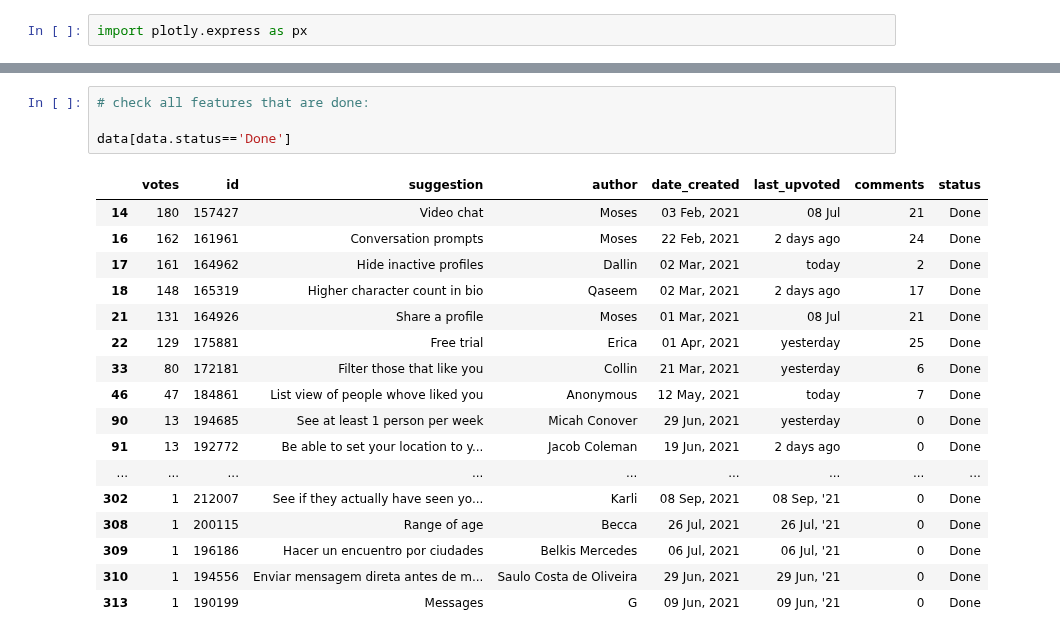
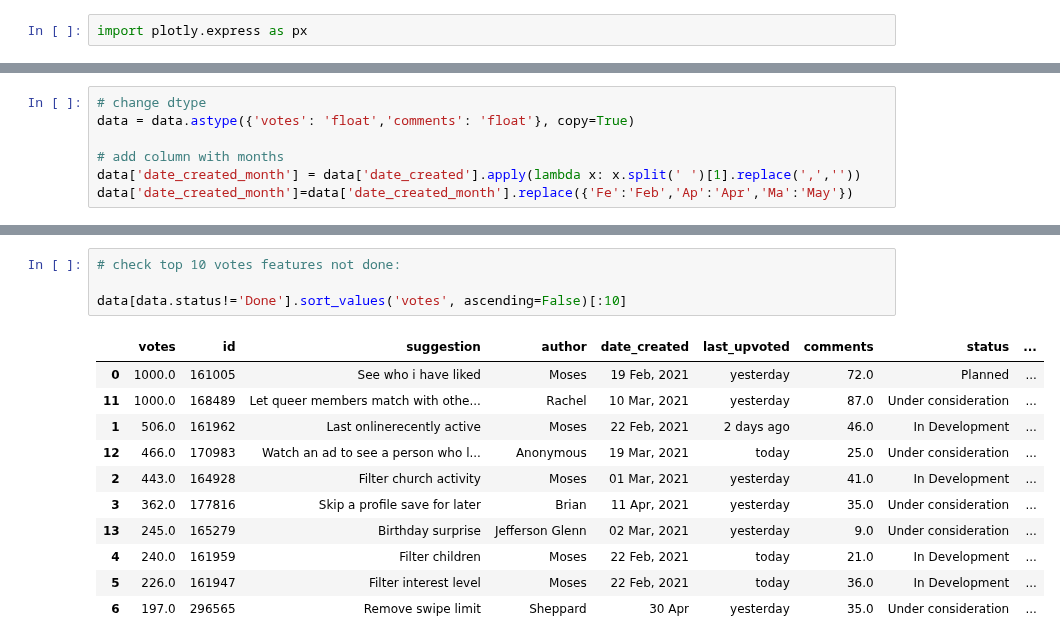
Before and after one commit to pedrosanhueza/Web-Scrape, a Jupyter notebook: Job Board Neuralink/Neuralink - Code/mutual - 07-11-22.ipynb, the cells around one changed output, grey strips where cells are left out. Saved outputs shown, nothing was run; the diff lists cells and outputs as text.

```diff
--- a/Job Board Neuralink/Neuralink - Code/mutual - 07-11-22.ipynb
+++ b/Job Board Neuralink/Neuralink - Code/mutual - 07-11-22.ipynb
@@ -65,0 +79,7 @@ data = data.astype({'votes': 'float','comments': 'float'}, copy=True)
+# %%
+# change dtype
+data = data.astype({'votes': 'float','comments': 'float'}, copy=True)
+
+# add column with months
+data['date_created_month'] = data['date_created'].apply(lambda x: x.split(' ')[1].replace(',',''))
+data['date_created_month']=data['date_created_month'].replace({'Fe':'Feb','Ap':'Apr','Ma':'May'})
@@ -88,22 +152,16 @@ fig.show()
 # %%
-# check all features that are done:
+# check top 10 votes features not done:
 
-data[data.status=='Done']
+data[data.status!='Done'].sort_values('votes', ascending=False)[:10]
 # %% [output]
-|  | votes | id | suggestion | author | date_created | last_upvoted | comments | status |
-| 14 | 180 | 157427 | Video chat | Moses | 03 Feb, 2021 | 08 Jul | 21 | Done |
-| 16 | 162 | 161961 | Conversation prompts | Moses | 22 Feb, 2021 | 2 days ago | 24 | Done |
-| 17 | 161 | 164962 | Hide inactive profiles | Dallin | 02 Mar, 2021 | today | 2 | Done |
-| 18 | 148 | 165319 | Higher character count in bio | Qaseem | 02 Mar, 2021 | 2 days ago | 17 | Done |
-| 21 | 131 | 164926 | Share a profile | Moses | 01 Mar, 2021 | 08 Jul | 21 | Done |
-| 22 | 129 | 175881 | Free trial | Erica | 01 Apr, 2021 | yesterday | 25 | Done |
-| 33 | 80 | 172181 | Filter those that like you | Collin | 21 Mar, 2021 | yesterday | 6 | Done |
-| 46 | 47 | 184861 | List view of people whove liked you | Anonymous | 12 May, 2021 | today | 7 | Done |
-| 90 | 13 | 194685 | See at least 1 person per week | Micah Conover | 29 Jun, 2021 | yesterday | 0 | Done |
-| 91 | 13 | 192772 | Be able to set your location to y... | Jacob Coleman | 19 Jun, 2021 | 2 days ago | 0 | Done |
-| ... | ... | ... | ... | ... | ... | ... | ... | ... |
-| 302 | 1 | 212007 | See if they actually have seen yo... | Karli | 08 Sep, 2021 | 08 Sep, '21 | 0 | Done |
-| 308 | 1 | 200115 | Range of age | Becca | 26 Jul, 2021 | 26 Jul, '21 | 0 | Done |
-| 309 | 1 | 196186 | Hacer un encuentro por ciudades | Belkis Mercedes | 06 Jul, 2021 | 06 Jul, '21 | 0 | Done |
-| 310 | 1 | 194556 | Enviar mensagem direta antes de m... | Saulo Costa de Oliveira | 29 Jun, 2021 | 29 Jun, '21 | 0 | Done |
-| 313 | 1 | 190199 | Messages | G | 09 Jun, 2021 | 09 Jun, '21 | 0 | Done |
+|  | votes | id | suggestion | author | date_created | last_upvoted | comments | status | ... |
+| 0 | 1000.0 | 161005 | See who i have liked | Moses | 19 Feb, 2021 | yesterday | 72.0 | Planned | ... |
+| 11 | 1000.0 | 168489 | Let queer members match with othe... | Rachel | 10 Mar, 2021 | yesterday | 87.0 | Under consideration | ... |
+| 1 | 506.0 | 161962 | Last onlinerecently active | Moses | 22 Feb, 2021 | 2 days ago | 46.0 | In Development | ... |
+| 12 | 466.0 | 170983 | Watch an ad to see a person who l... | Anonymous | 19 Mar, 2021 | today | 25.0 | Under consideration | ... |
+| 2 | 443.0 | 164928 | Filter church activity | Moses | 01 Mar, 2021 | yesterday | 41.0 | In Development | ... |
+| 3 | 362.0 | 177816 | Skip a profile save for later | Brian | 11 Apr, 2021 | yesterday | 35.0 | Under consideration | ... |
+| 13 | 245.0 | 165279 | Birthday surprise | Jefferson Glenn | 02 Mar, 2021 | yesterday | 9.0 | Under consideration | ... |
+| 4 | 240.0 | 161959 | Filter children | Moses | 22 Feb, 2021 | today | 21.0 | In Development | ... |
+| 5 | 226.0 | 161947 | Filter interest level | Moses | 22 Feb, 2021 | today | 36.0 | In Development | ... |
+| 6 | 197.0 | 296565 | Remove swipe limit | Sheppard | 30 Apr | yesterday | 35.0 | Under consideration | ... |
```
Also changed, not shown: parts of 9 cells of this notebook.
